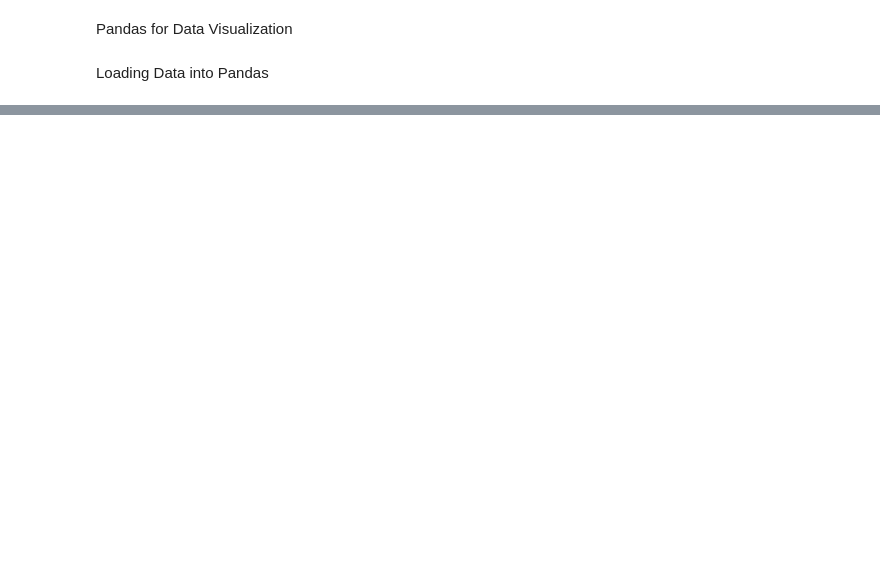
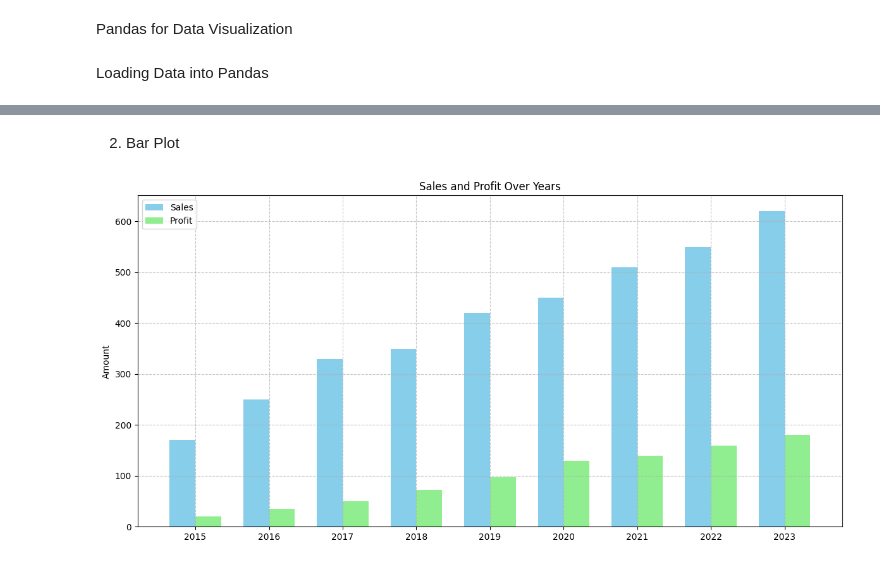
Before and after one commit to Hansaka2001/Data-Analysis-and-Visualization, a Jupyter notebook: pandas/code.ipynb, the cells around one changed output, grey strips where cells are left out. Saved outputs shown, nothing was run; the diff lists cells and outputs as text; code cells hidden in the pictures; blank space fills up the shorter version.

```diff
--- a/pandas/code.ipynb
+++ b/pandas/code.ipynb
@@ -27,0 +54,42 @@ df = pd.DataFrame(data)
+# %% [markdown]
+2. Bar Plot
+# %%
+# df.plot.bar()
+import pandas as pd
+import matplotlib.pyplot as plt
+
+# Your provided data
+data = {
+    'Year': [2015, 2016, 2017, 2018, 2019, 2020, 2021, 2022, 2023],
+    'Sales': [170, 250, 330, 350, 420, 450, 510, 550, 620],
+    'Profit': [20, 35, 50, 72, 97, 130, 140, 160, 180]
+}
+
+df = pd.DataFrame(data)
+
+# Create a figure and axis
+fig, ax = plt.subplots(figsize=(12, 6))
+
+# Set the width of each bar and positions of the bars
+width = 0.35
+x = range(len(df['Year']))
+
+# Create the bars
+ax.bar([i - width/2 for i in x], df['Sales'], width, label='Sales', color='skyblue')
+ax.bar([i + width/2 for i in x], df['Profit'], width, label='Profit', color='lightgreen')
+
+# Customize the plot
+ax.set_ylabel('Amount')
+ax.set_title('Sales and Profit Over Years')
+ax.set_xticks(x)
+ax.set_xticklabels(df['Year'])
+ax.legend()
+
+# Add gridlines
+ax.grid(True, linestyle='--', alpha=0.7)
+
+# Show the plot
+plt.tight_layout()
+plt.show()
+# %% [output]
+[figure, added]
```
Also changed, not shown: parts of 15 cells of this notebook.
